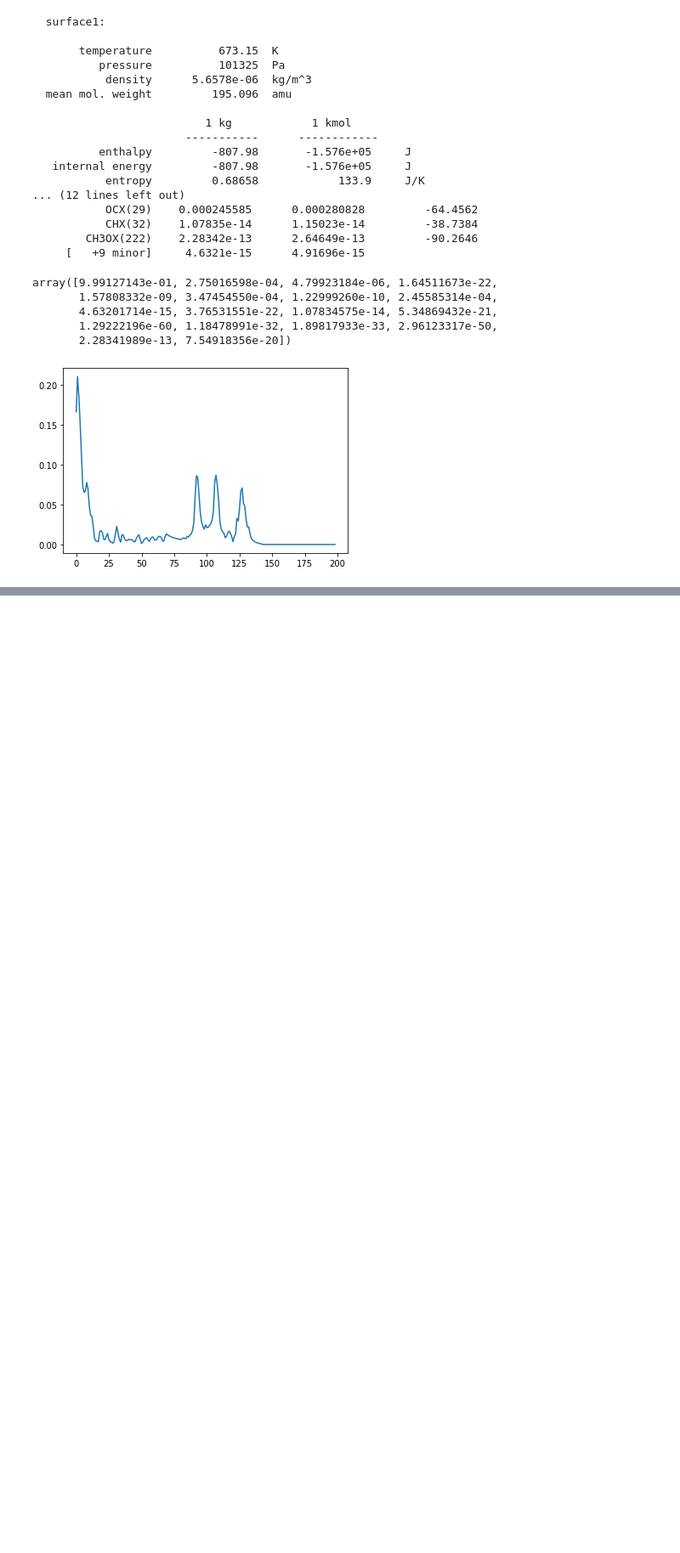
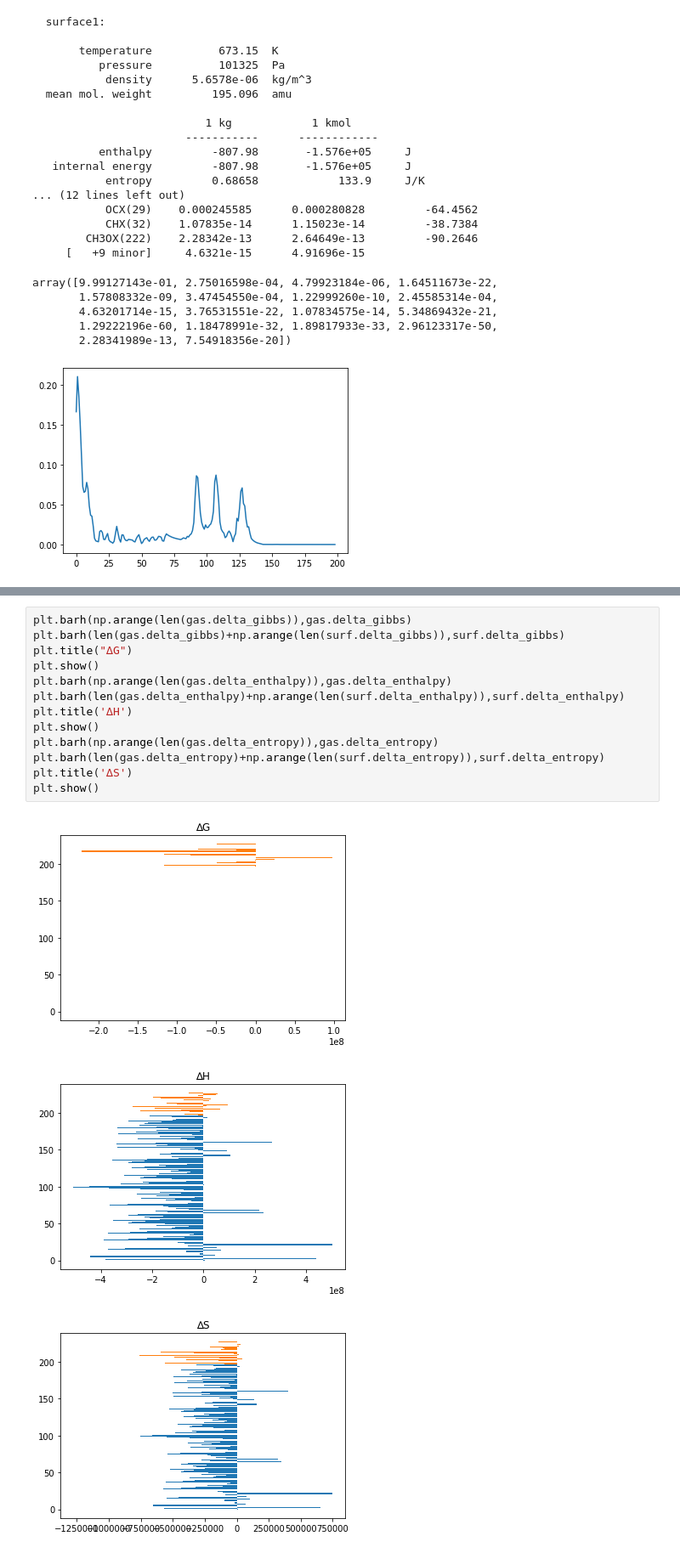
Before and after one commit to ChrisBNEU/HAN, a Jupyter notebook: CanteraModels/rocketman.ipynb, the cells around one changed output, grey strips where cells are left out. Shown at 85% size. Saved outputs shown, nothing was run; the diff lists cells and outputs as text; blank space fills up the shorter version.

```diff
--- a/CanteraModels/rocketman.ipynb
+++ b/CanteraModels/rocketman.ipynb
@@ -159,0 +196,17 @@ array([9.99127143e-01, 2.75016598e-04, 4.79923184e-06, 1.64511673e-22,
+# %%
+plt.barh(np.arange(len(gas.delta_gibbs)),gas.delta_gibbs)
+plt.barh(len(gas.delta_gibbs)+np.arange(len(surf.delta_gibbs)),surf.delta_gibbs)
+plt.title("∆G")
+plt.show()
+plt.barh(np.arange(len(gas.delta_enthalpy)),gas.delta_enthalpy)
+plt.barh(len(gas.delta_enthalpy)+np.arange(len(surf.delta_enthalpy)),surf.delta_enthalpy)
+plt.title('∆H')
+plt.show()
+plt.barh(np.arange(len(gas.delta_entropy)),gas.delta_entropy)
+plt.barh(len(gas.delta_entropy)+np.arange(len(surf.delta_entropy)),surf.delta_entropy)
+plt.title('∆S')
+plt.show()
+# %% [output]
+[figure, added]
+[figure, added]
+[figure, added]
```
Also changed, not shown: parts of 37 cells of this notebook, 2 other files.
